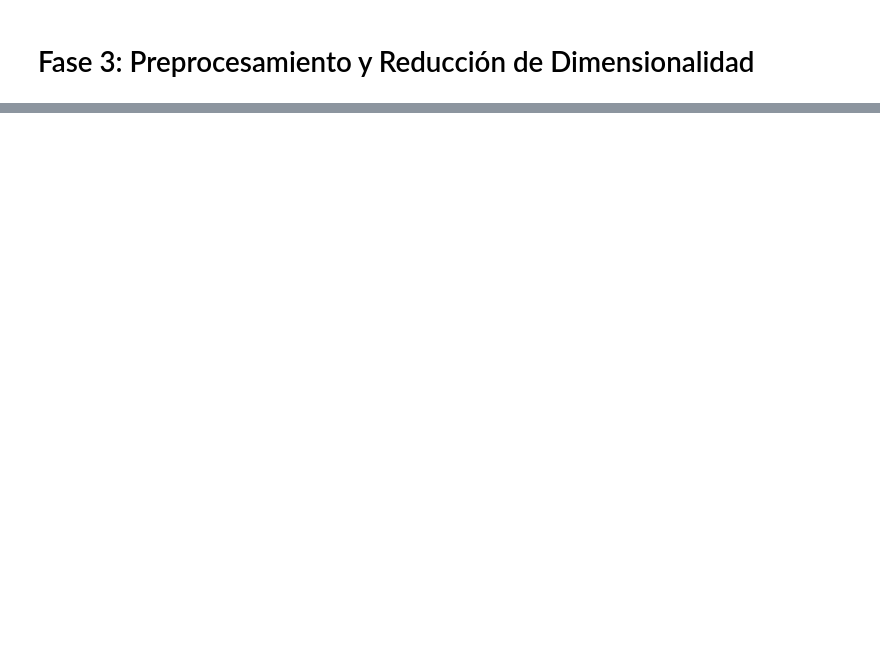
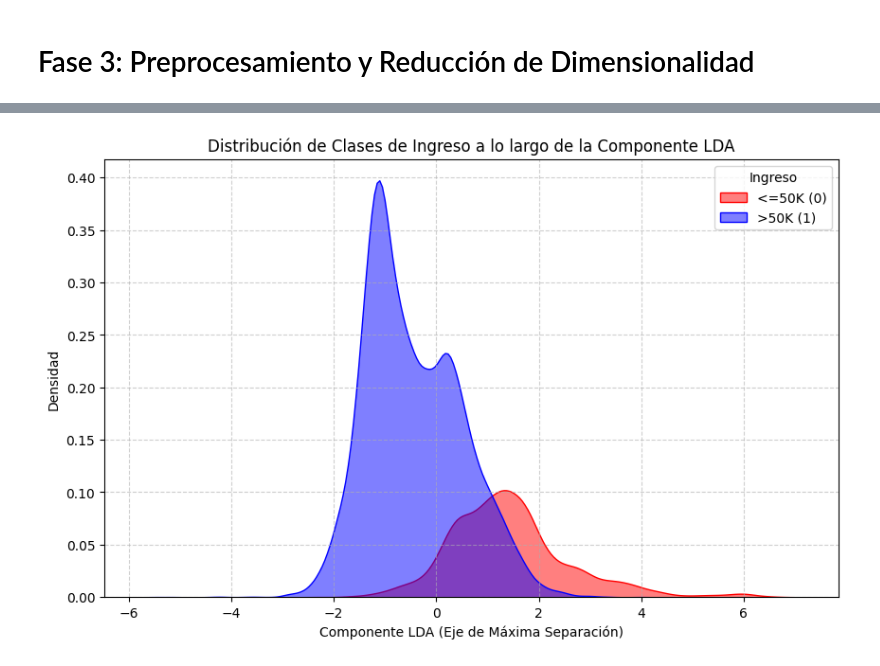
Before and after one commit to AnithaMaria2002/AnalisisDatos-EventoEvaluativo2, a Jupyter notebook: 03_preprocesamiento_reduccion.ipynb, the cells around one changed output, grey strips where cells are left out. Saved outputs shown, nothing was run; the diff lists cells and outputs as text; code cells hidden in the pictures; blank space fills up the shorter version.

```diff
--- a/03_preprocesamiento_reduccion.ipynb
+++ b/03_preprocesamiento_reduccion.ipynb
@@ -23,0 +128,4 @@ df_ingresos.head()
+# %%
+estandarlizador = RobustScaler()
+X[columnas_numericas] = estandarlizador.fit_transform(X[columnas_numericas])
+X[columnas_numericas].head()
@@ -24,2 +142,4 @@ df_ingresos.head()
 # %%
-pca_model = PCA(n_components=2)
+n_componentes = 1
+lda = LinearDiscriminantAnalysis(n_components=n_componentes)
+X_lda = lda.fit_transform(X, y)
@@ -126,0 +146,5 @@ Varianza total explicada por los 2 componentes: 26.42%
+# %%
+df_lda = pd.DataFrame(X_lda, columns=[f'LD{i+1}' for i in range(n_componentes)])
+# %%
+df_lda['ingreso'] = y.values
+df_lda.head()
@@ -126,0 +158,18 @@ Varianza total explicada por los 2 componentes: 26.42%
+# %%
+plt.figure(figsize=(10, 6))
+sns.kdeplot(
+    data=df_lda,
+    x='LD1',
+    hue='ingreso',
+    fill=True,
+    alpha=.5,
+    palette={0: 'blue', 1: 'red'}
+)
+plt.title('Distribución de Clases de Ingreso a lo largo de la Componente LDA')
+plt.xlabel('Componente LDA (Eje de Máxima Separación)')
+plt.ylabel('Densidad')
+plt.legend(title='Ingreso', labels=['<=50K (0)', '>50K (1)'])
+plt.grid(True, linestyle='--', alpha=0.6)
+plt.show()
+# %% [output]
+[figure, added]
```
Also changed, not shown: parts of 26 cells of this notebook, 2 other files.
